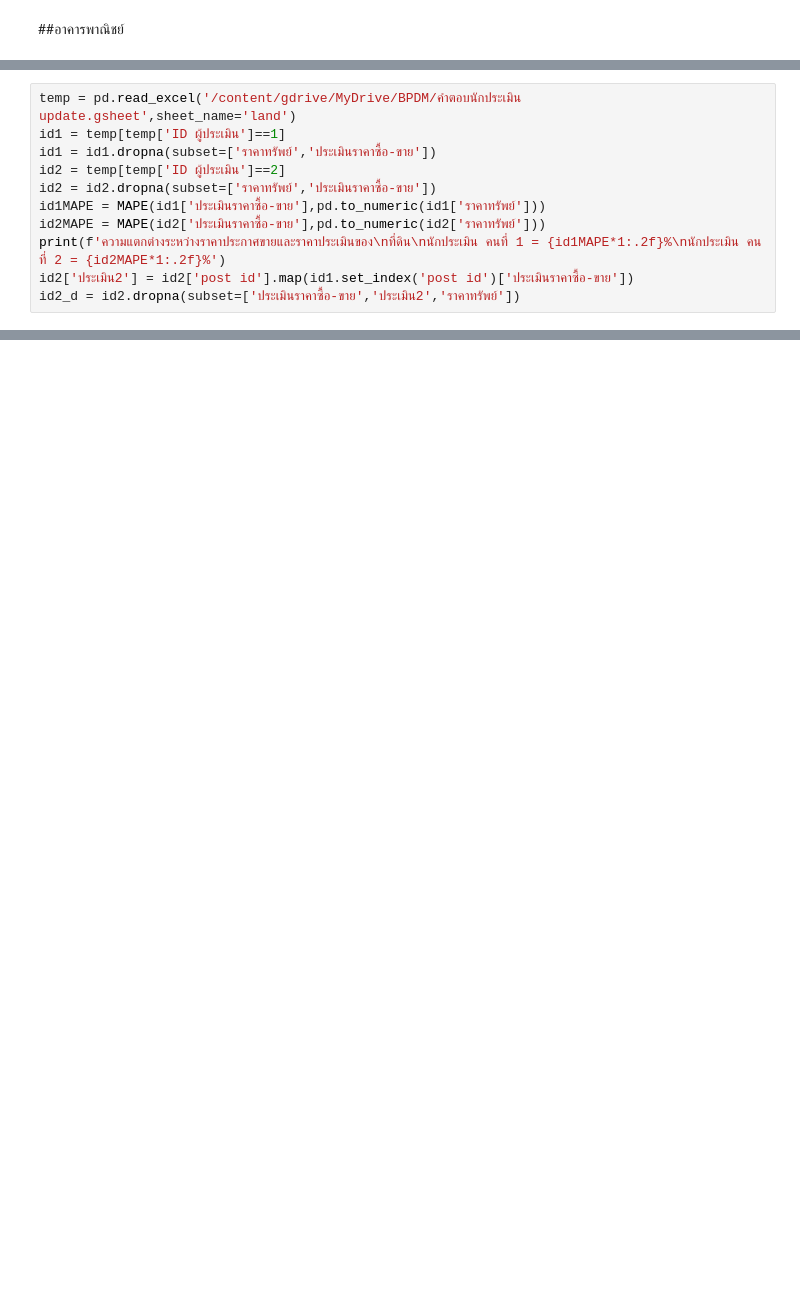
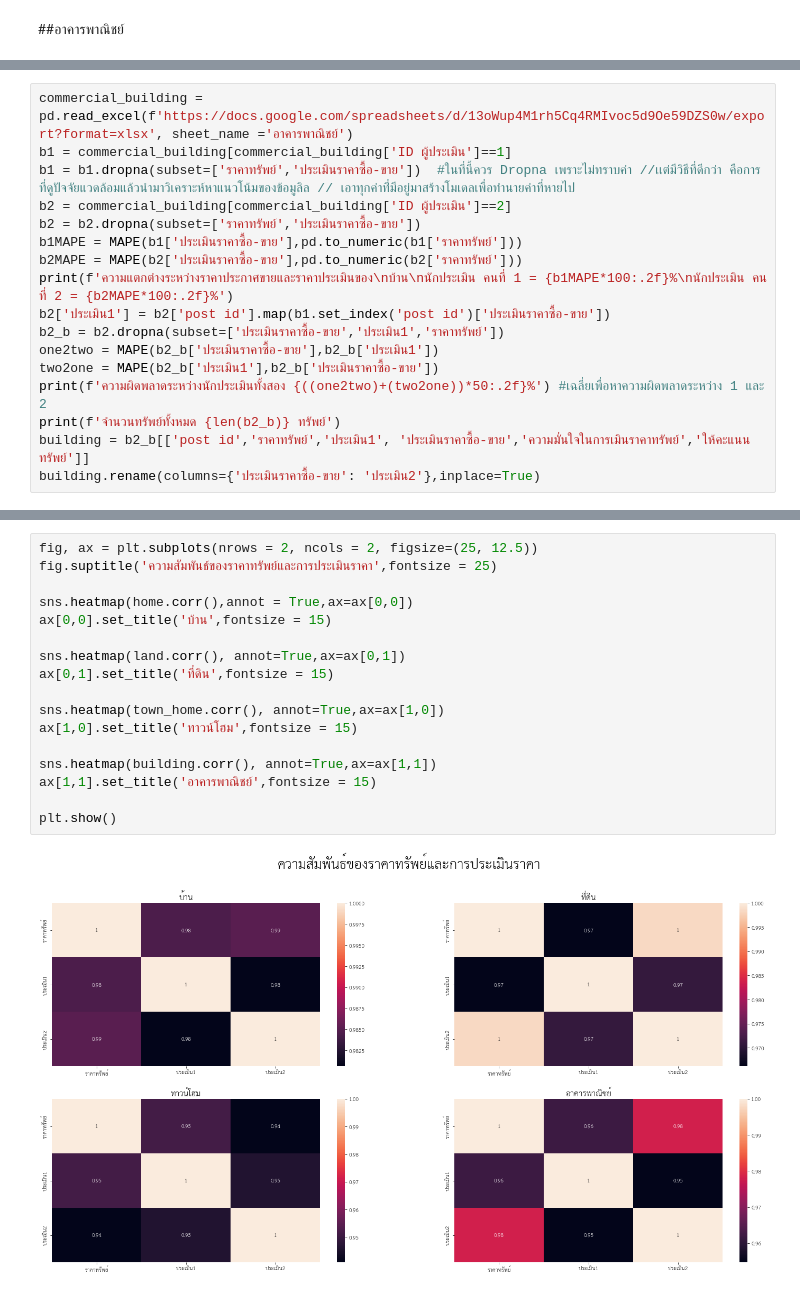
Before and after one commit to Ninkrn/bsc_dpdm22, a Jupyter notebook: [dataprep1]_propery_estimator.ipynb, the cells around one changed output, grey strips where cells are left out. Drawn from its saved outputs; the diff is of its cells as text; blank space fills up the shorter version.

```diff
--- a/[dataprep1]_propery_estimator.ipynb
+++ b/[dataprep1]_propery_estimator.ipynb
@@ -1260,12 +563,18 @@ sh1
 # %%
-temp = pd.read_excel('/content/gdrive/MyDrive/BPDM/คำตอบนักประเมิน update.gsheet',sheet_name='land')
-id1 = temp[temp['ID ผู้ประเมิน']==1]
-id1 = id1.dropna(subset=['ราคาทรัพย์','ประเมินราคาซื้อ-ขาย'])
-id2 = temp[temp['ID ผู้ประเมิน']==2]
-id2 = id2.dropna(subset=['ราคาทรัพย์','ประเมินราคาซื้อ-ขาย'])
-id1MAPE = MAPE(id1['ประเมินราคาซื้อ-ขาย'],pd.to_numeric(id1['ราคาทรัพย์']))
-id2MAPE = MAPE(id2['ประเมินราคาซื้อ-ขาย'],pd.to_numeric(id2['ราคาทรัพย์']))
-print(f'ความแตกต่างระหว่างราคาประกาศขายและราคาประเมินของ\nที่ดิน\nนักประเมิน คนที่ 1 = {id1MAPE*1:.2f}%\nนักประเมิน คนที่ 2 = {id2MAPE*1:.2f}%')
-id2['ประเมิน2'] = id2['post id'].map(id1.set_index('post id')['ประเมินราคาซื้อ-ขาย'])
-id2_d = id2.dropna(subset=['ประเมินราคาซื้อ-ขาย','ประเมิน2','ราคาทรัพย์'])
+commercial_building = pd.read_excel(f'https://docs.google.com/spreadsheets/d/13oWup4M1rh5Cq4RMIvoc5d9Oe59DZS0w/export?format=xlsx', sheet_name ='อาคารพาณิชย์')
+b1 = commercial_building[commercial_building['ID ผู้ประเมิน']==1]
+b1 = b1.dropna(subset=['ราคาทรัพย์','ประเมินราคาซื้อ-ขาย'])  #ในที่นี้ควร Dropna เพราะไม่ทราบค่า //เเต่มีวิธีที่ดีกว่า คือการที่ดูปัจจัยแวดล้อมแล้วนำมาวิเคราะห์หาแนวโน้มของข้อมูลิล // เอาทุกค่าที่่มีอยู่มาสร้างโมเดลเพื่อทำนายค่าที่หายไป
+b2 = commercial_building[commercial_building['ID ผู้ประเมิน']==2]
+b2 = b2.dropna(subset=['ราคาทรัพย์','ประเมินราคาซื้อ-ขาย'])
+b1MAPE = MAPE(b1['ประเมินราคาซื้อ-ขาย'],pd.to_numeric(b1['ราคาทรัพย์']))
+b2MAPE = MAPE(b2['ประเมินราคาซื้อ-ขาย'],pd.to_numeric(b2['ราคาทรัพย์']))
+print(f'ความแตกต่างระหว่างราคาประกาศขายและราคาประเมินของ\nบ้าน\nนักประเมิน คนที่ 1 = {b1MAPE*100:.2f}%\nนักประเมิน คนที่ 2 = {b2MAPE*100:.2f}%')
+b2['ประเมิน1'] = b2['post id'].map(b1.set_index('post id')['ประเมินราคาซื้อ-ขาย'])
+b2_b = b2.dropna(subset=['ประเมินราคาซื้อ-ขาย','ประเมิน1','ราคาทรัพย์'])
+one2two = MAPE(b2_b['ประเมินราคาซื้อ-ขาย'],b2_b['ประเมิน1'])
+two2one = MAPE(b2_b['ประเมิน1'],b2_b['ประเมินราคาซื้อ-ขาย'])
+print(f'ความผิดพลาดระหว่างนักประเมินทั้งสอง {((one2two)+(two2one))*50:.2f}%') #เฉลี่ยเพื่อหาความผิดพลาดระหว่าง 1 และ 2
+print(f'จำนวนทรัพย์ทั้งหมด {len(b2_b)} ทรัพย์')
+building = b2_b[['post id','ราคาทรัพย์','ประเมิน1', 'ประเมินราคาซื้อ-ขาย','ความมั่นใจในการเมินราคาทรัพย์','ให้คะแนนทรัพย์']]
+building.rename(columns={'ประเมินราคาซื้อ-ขาย': 'ประเมิน2'},inplace=True)
 # %% [output]
@@ -1277,0 +623,19 @@ import numpy as np
+# %%
+fig, ax = plt.subplots(nrows = 2, ncols = 2, figsize=(25, 12.5))
+fig.suptitle('ความสัมพันธ์ของราคาทรัพย์และการประเมินราคา',fontsize = 25)
+
+sns.heatmap(home.corr(),annot = True,ax=ax[0,0])
+ax[0,0].set_title('บ้าน',fontsize = 15)
+
+sns.heatmap(land.corr(), annot=True,ax=ax[0,1])
+ax[0,1].set_title('ที่ดิน',fontsize = 15)
+
+sns.heatmap(town_home.corr(), annot=True,ax=ax[1,0])
+ax[1,0].set_title('ทาวน์โฮม',fontsize = 15)
+
+sns.heatmap(building.corr(), annot=True,ax=ax[1,1])
+ax[1,1].set_title('อาคารพาณิชย์',fontsize = 15)
+
+plt.show()
+# %% [output]
+[figure, added]
```
Also changed, not shown: parts of 188 cells of this notebook.
